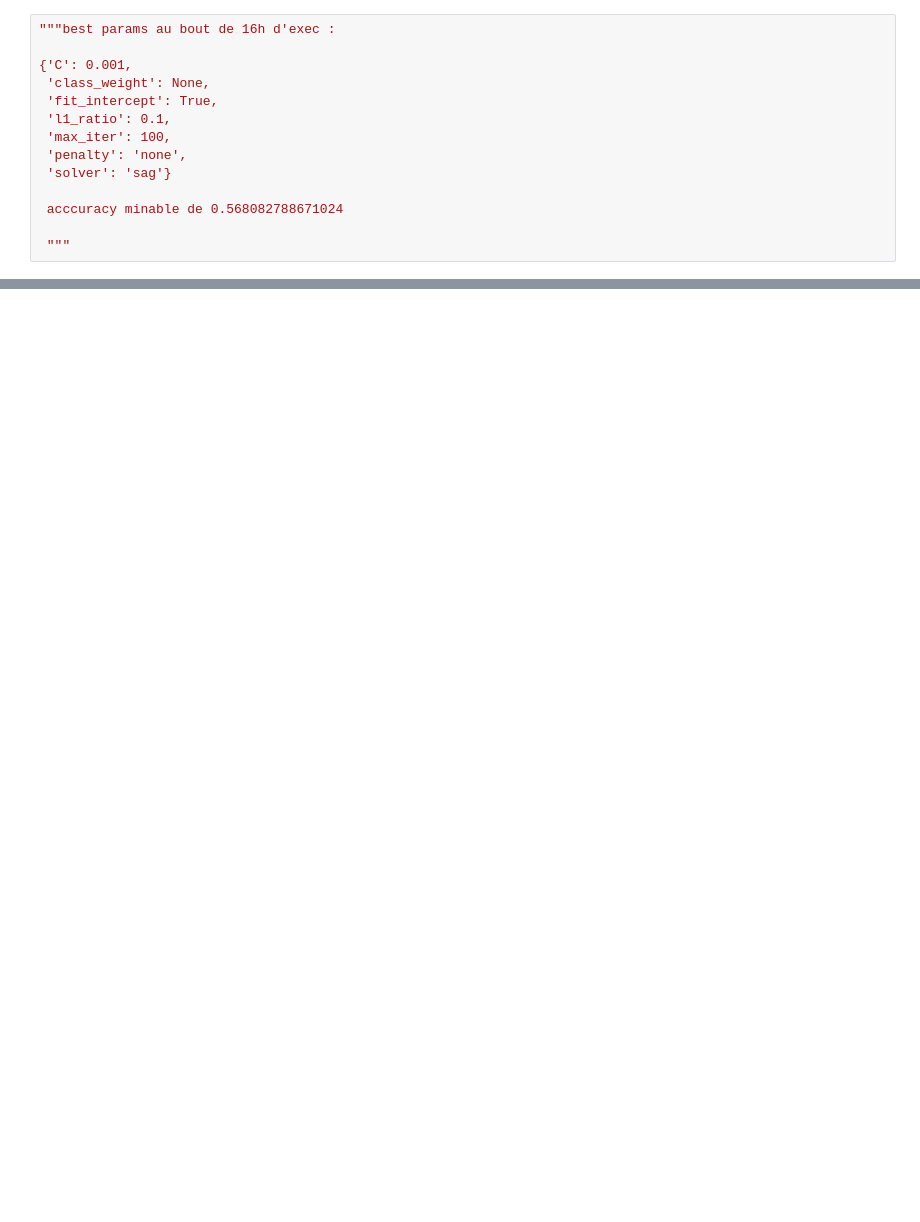
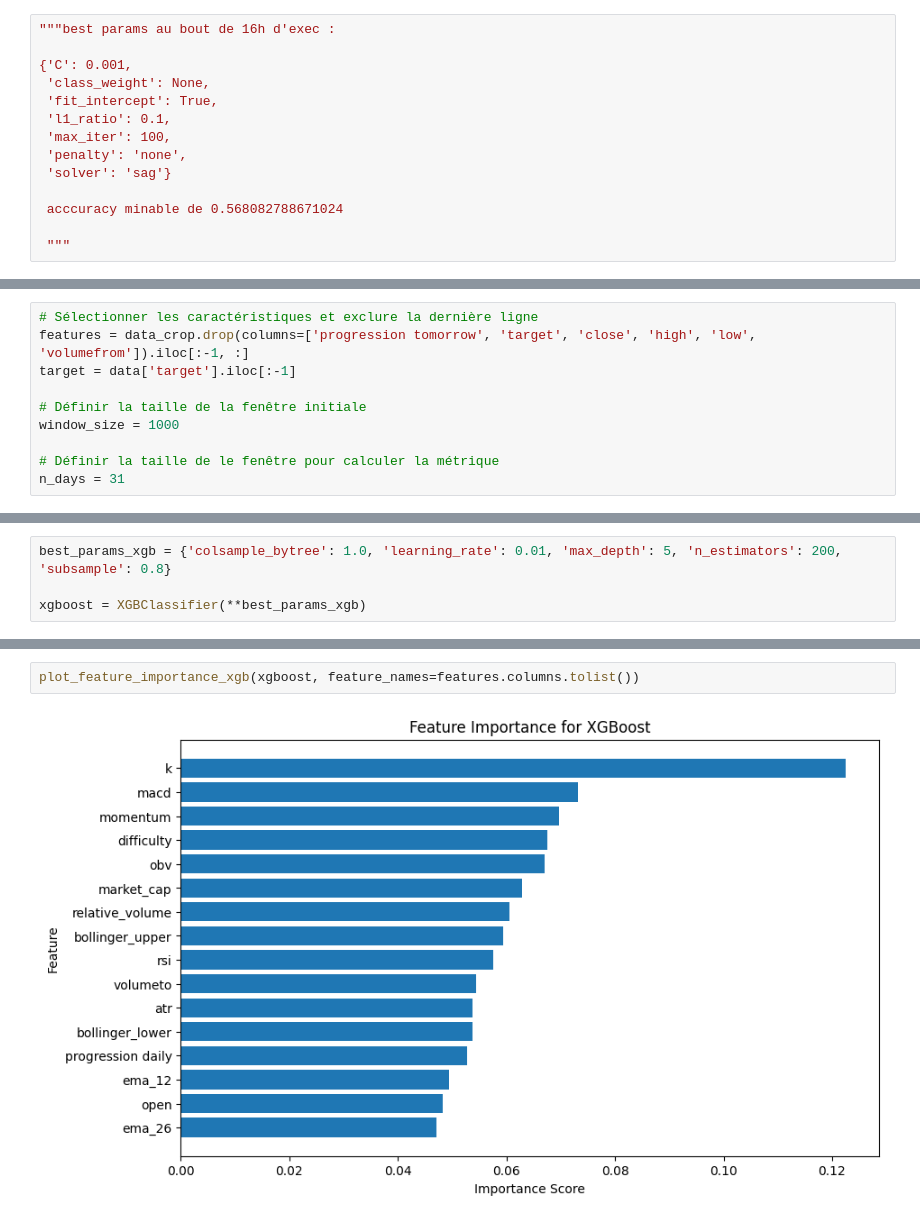
Before and after one commit to ThomasMeb/Alla2, a Jupyter notebook: tests.ipynb, the cells around one changed output, grey strips where cells are left out. Drawn from its saved outputs; the diff is of its cells as text; blank space fills up the shorter version.

```diff
--- a/tests.ipynb
+++ b/tests.ipynb
@@ -377,0 +410,10 @@ best_accuracy
+# %%
+# Sélectionner les caractéristiques et exclure la dernière ligne
+features = data_crop.drop(columns=['progression tomorrow', 'target', 'close', 'high', 'low', 'volumefrom']).iloc[:-1, :]
+target = data['target'].iloc[:-1]
+
+# Définir la taille de la fenêtre initiale
+window_size = 1000
+
+# Définir la taille de le fenêtre pour calculer la métrique
+n_days = 31
@@ -377,0 +425,4 @@ best_accuracy
+# %%
+best_params_xgb = {'colsample_bytree': 1.0, 'learning_rate': 0.01, 'max_depth': 5, 'n_estimators': 200, 'subsample': 0.8}
+
+xgboost = XGBClassifier(**best_params_xgb)
@@ -377,0 +433,4 @@ best_accuracy
+# %%
+plot_feature_importance_xgb(xgboost, feature_names=features.columns.tolist())
+# %% [output]
+[figure, added]
```
Also changed, not shown: parts of 29 cells of this notebook, 2 other files.
